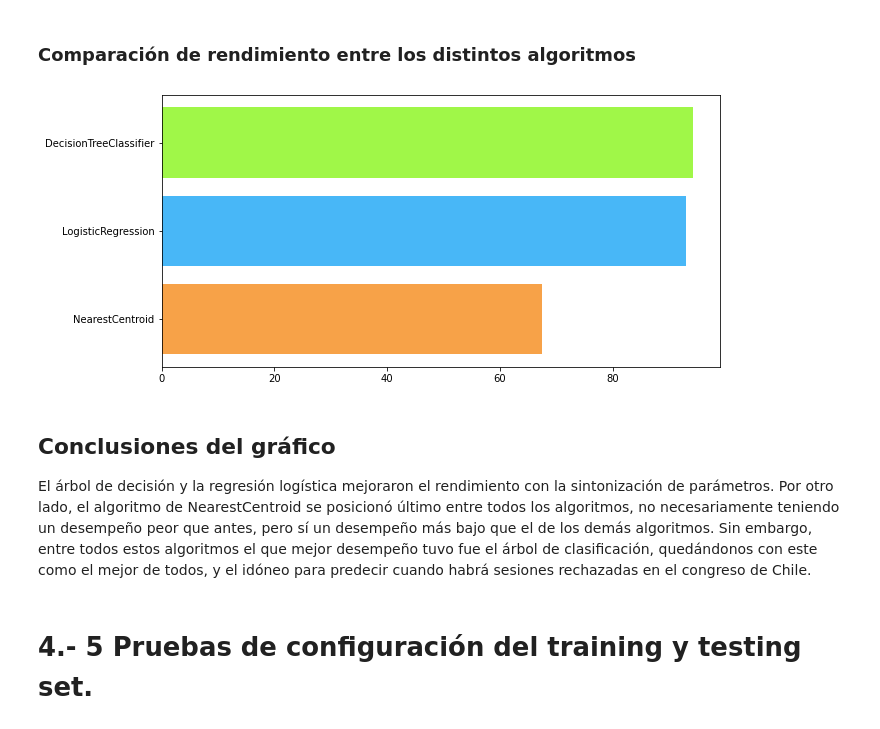
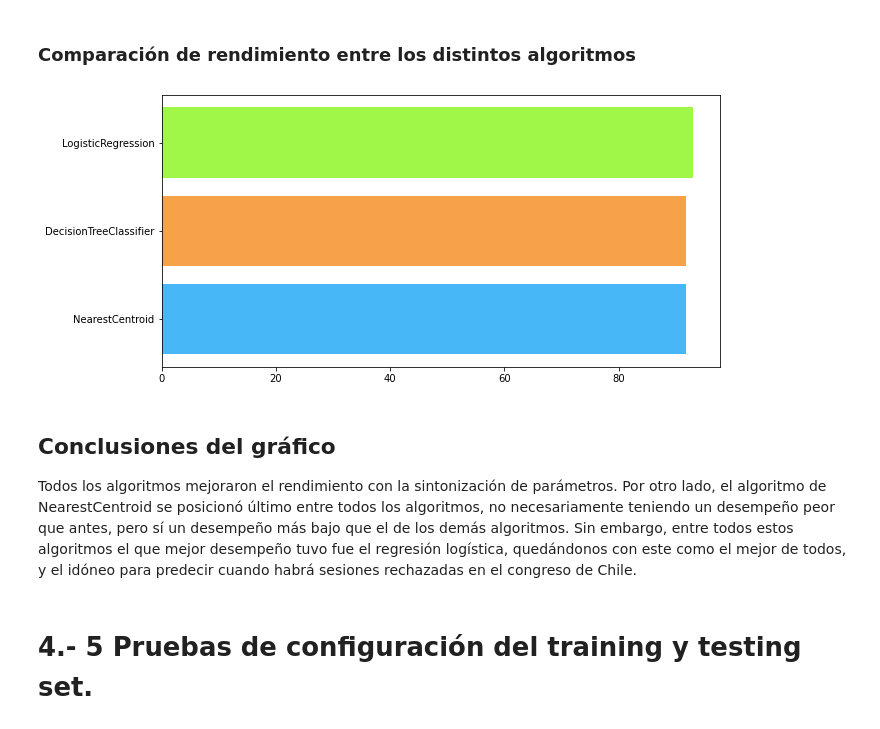
Before and after one commit to nicolasignacio97/Machine-Learning-Duoc, a Jupyter notebook: EV_EDA_Barrios-Javier_Acuna-Joaquin_Rojas-Nicolas.ipynb, the cells around one changed output. Drawn from its saved outputs; the diff is of its cells as text; code cells hidden in the pictures.

```diff
--- a/EV_EDA_Barrios-Javier_Acuna-Joaquin_Rojas-Nicolas.ipynb
+++ b/EV_EDA_Barrios-Javier_Acuna-Joaquin_Rojas-Nicolas.ipynb
@@ -955,7 +973,12 @@ En el primer caso, obtuvimos un f1-score de 26%, ya que la comparación entre el
 # %% [markdown]
 Ingresamos los parámetros a utilizar en un diccionario de datos.
 # %%
-rango_shrink_threshold = [None]
-param_grid = dict( shrink_threshold=rango_shrink_threshold)
+rango_shrink_threshold = [0.0, 0.1 ,0.2 ,0.3 ,0.4 ,0.5 ,0.6 ,0.7 ,0.8 ,0.9]
+rango_metric = ['euclidean', 'l2', 'l1', 'manhattan', 'cityblock', 'braycurtis',
+               'canberra', 'chebyshev', 'correlation', 'cosine', 'dice', 'hamming',
+               'jaccard', 'kulsinski', 'mahalanobis', 'matching', 'minkowski', 'rogerstanimoto',
+               'russellrao', 'seuclidean', 'sokalmichener', 'sokalsneath', 'sqeuclidean', 'yule',
+               'wminkowski', 'nan_euclidean', 'haversine']
+param_grid = dict( shrink_threshold=rango_shrink_threshold,metric=rango_metric)
 param_grid
 # %% [output]
@@ -1027,12 +1078,11 @@ En el primer caso, obtuvimos un f1-score de 22%, ya que la comparación entre el
 # %% [markdown]
 Se crea el diccionario de datos con los parámetros escogidos para el algoritmo de árbol de decisión.
 # %%
+rango_splitter = ['best', 'random']
+rango_max_depth = [1,2,3,4,5,6,7,8,9,10,11,12,13,14,15,16,17,18,19]
 rango_max_features = ['auto', 'sqrt']
 rango_criterio = ['gini','entropy']
-rango_splitter = ['best', 'random']
-rango_min_samples_leaf=[3] # mas de 3 empeora
-rango_max_depth = [5]      # mas de 5 empeora
-param_grid = dict(criterion=rango_criterio, max_features = rango_max_features, splitter = rango_splitter, max_depth = rango_max_depth,min_samples_leaf = rango_min_samples_leaf)
+param_grid = dict(criterion=rango_criterio, max_features = rango_max_features, splitter = rango_splitter,max_depth = rango_max_depth)
 param_grid
 # %% [output]
 {'criterion': ['gini', 'entropy'],
@@ -1110,9 +1174,8 @@ En el primer caso, obtuvimos un f1-score de 0, ya que la comparación entre el r
 # %% [markdown]
 Se crea el diccionario de datos, con los parámetros escogidos para realizar la sintonización.
 # %%
-rango_penalty = ['l1','l2']
+rango_penalty = ['l1','l2','elasticnet']
 rango_solver = ['newton-cg', 'lbfgs', 'liblinear', 'sag', 'saga']
-rango_dual = [False]
-param_grid = dict(penalty=rango_penalty , dual=rango_dual,solver = rango_solver)
+param_grid = dict(penalty=rango_penalty , solver=rango_solver)
 param_grid
 # %% [output]
@@ -1152,17 +1214,17 @@ print(round(LR,3),'%')
 ### Comparación de rendimiento entre los distintos algoritmos
 # %%
 plt.figure(figsize=(10,5))
-ejeX = ['NearestCentroid','LogisticRegression','DecisionTreeClassifier']
-ejeY = [NCentroid,LR,DT]
-plt.barh(ejeX,ejeY,color=["#F7A248","#48B7F7","#A0F748"])
+ejeX = ['NearestCentroid','DecisionTreeClassifier','LogisticRegression']
+ejeY = [NCentroid,DT,LR]
+plt.barh(ejeX,ejeY,color=["#48B7F7","#F7A248","#A0F748"])
 plt.show()
 # %% [output]
-[figure, old version]
+[figure, new version]
 # %% [markdown]
 
 ## Conclusiones del gráfico
 
-El árbol de decisión y la regresión logística mejoraron el rendimiento con la sintonización de parámetros. Por otro lado, el algoritmo de NearestCentroid se posicionó último entre todos los algoritmos, no necesariamente teniendo un desempeño peor que antes, pero sí un desempeño más bajo que el de los demás algoritmos. Sin embargo, entre todos estos algoritmos el que mejor desempeño tuvo fue el árbol de clasificación, quedándonos con este como el mejor de todos, y el idóneo para predecir cuando habrá sesiones rechazadas en el congreso de Chile.
+Todos los algoritmos mejoraron el rendimiento con la sintonización de parámetros. Por otro lado, el algoritmo de NearestCentroid se posicionó último entre todos los algoritmos, no necesariamente teniendo un desempeño peor que antes, pero sí un desempeño más bajo que el de los demás algoritmos. Sin embargo, entre todos estos algoritmos el que mejor desempeño tuvo fue el regresión logística, quedándonos con este como el mejor de todos, y el idóneo para predecir cuando habrá sesiones rechazadas en el congreso de Chile.
 # %% [markdown]
 # 4.- 5 Pruebas de configuración del training y testing set.
 # %% [markdown]
```
Also changed, not shown: parts of 23 cells of this notebook.
